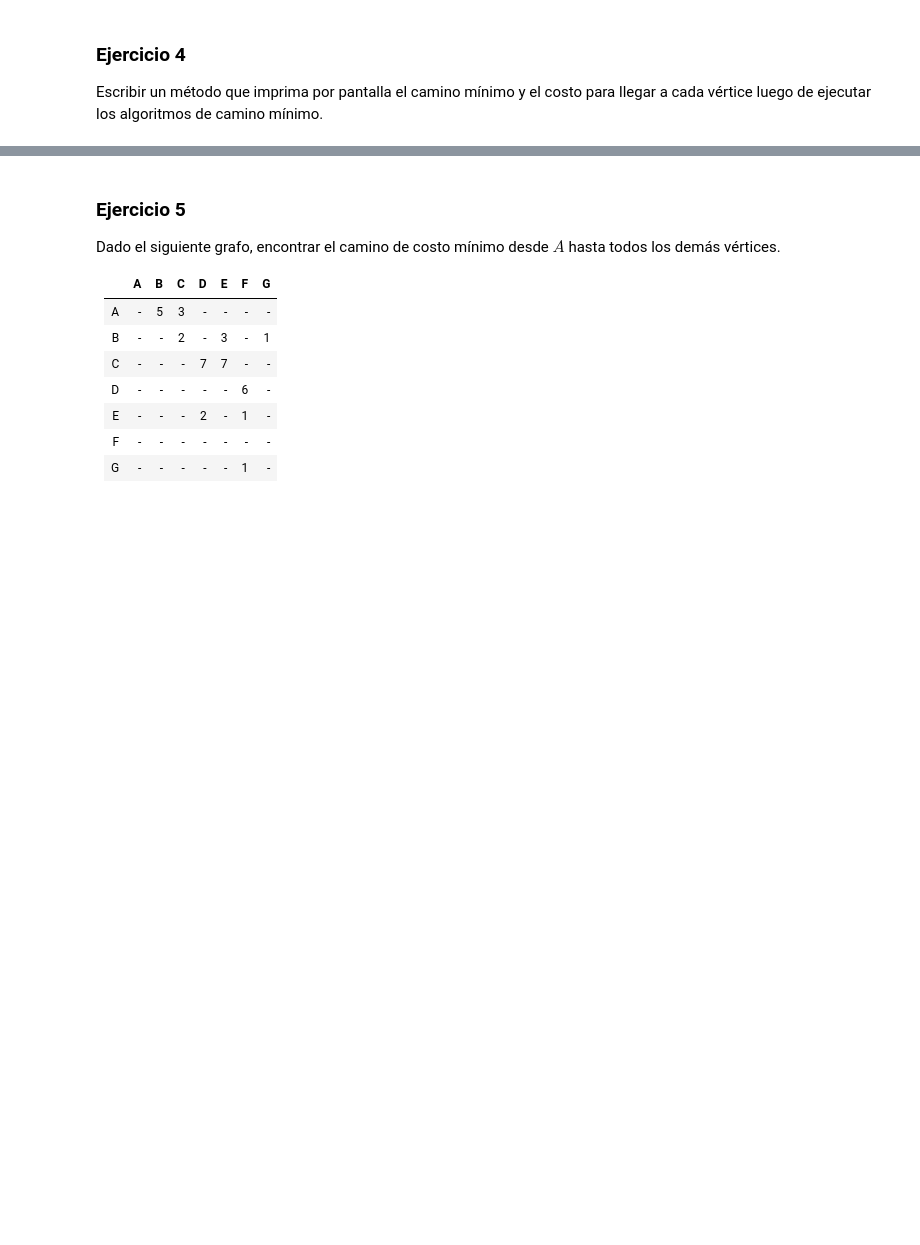
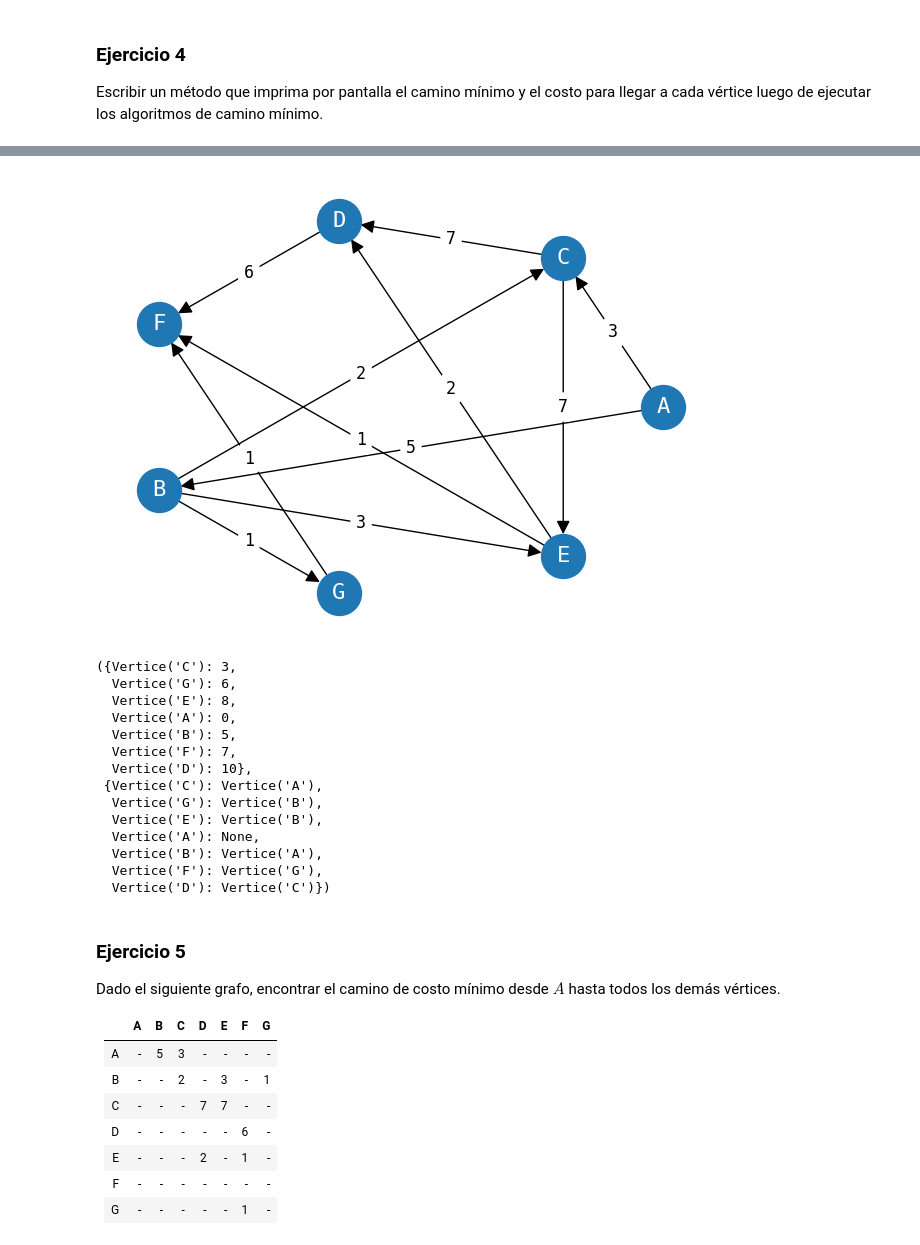
Before and after one commit to Nacho1810/eed-untref--Ignacio-Lobo, a Jupyter notebook: guia5/Guia 5.ipynb, the cells around one changed output, grey strips where cells are left out. Drawn from its saved outputs; the diff is of its cells as text; code cells hidden in the pictures; blank space fills up the shorter version.

```diff
--- a/guia5/Guia 5.ipynb
+++ b/guia5/Guia 5.ipynb
@@ -87,19 +193,35 @@ A-C-D 15
 # %%
-# G = DiGrafo()
-# G.agregar_arista("A", "B", 5)
-# G.agregar_arista("A", "C", 3)
-# G.agregar_arista("B", "C", 2)
-# G.agregar_arista("B", "E", 3)
-# G.agregar_arista("B", "G", 1)
-# G.agregar_arista("C", "D", 7)
-# G.agregar_arista("C", "E", 7)
-# G.agregar_arista("D", "F", 6)
-# G.agregar_arista("E", "D", 2)
-# G.agregar_arista("E", "F", 1)
-# G.agregar_arista("G", "F", 1)
+G = DiGrafo()
+G.agregar_arista("A", "B", 5)
+G.agregar_arista("A", "C", 3)
+G.agregar_arista("B", "C", 2)
+G.agregar_arista("B", "E", 3)
+G.agregar_arista("B", "G", 1)
+G.agregar_arista("C", "D", 7)
+G.agregar_arista("C", "E", 7)
+G.agregar_arista("D", "F", 6)
+G.agregar_arista("E", "D", 2)
+G.agregar_arista("E", "F", 1)
+G.agregar_arista("G", "F", 1)
 
-# G.draw()
-# G.dijkstra("A")
+G.draw()
+G.dijkstra("A")
+# %% [output]
+[figure, added]
+({Vertice('C'): 3,
+  Vertice('G'): 6,
+  Vertice('E'): 8,
+  Vertice('A'): 0,
+  Vertice('B'): 5,
+  Vertice('F'): 7,
+  Vertice('D'): 10},
+ {Vertice('C'): Vertice('A'),
+  Vertice('G'): Vertice('B'),
+  Vertice('E'): Vertice('B'),
+  Vertice('A'): None,
+  Vertice('B'): Vertice('A'),
+  Vertice('F'): Vertice('G'),
+  Vertice('D'): Vertice('C')})
 # %% [markdown]
 ### Ejercicio 5
 
```
Also changed, not shown: parts of 6 cells of this notebook, 6 other files.
